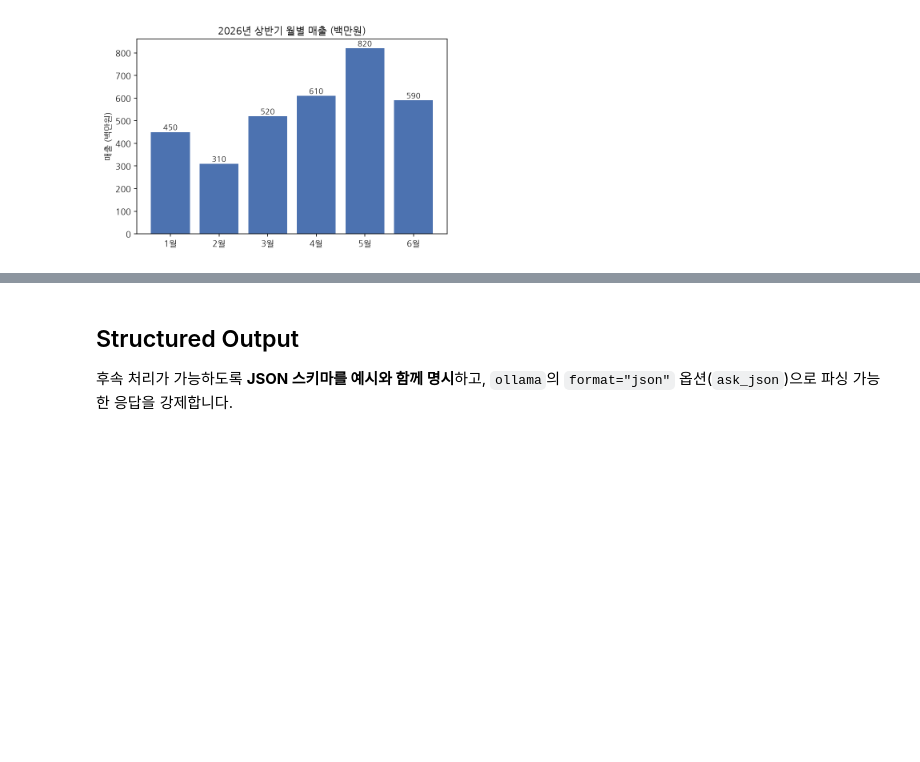
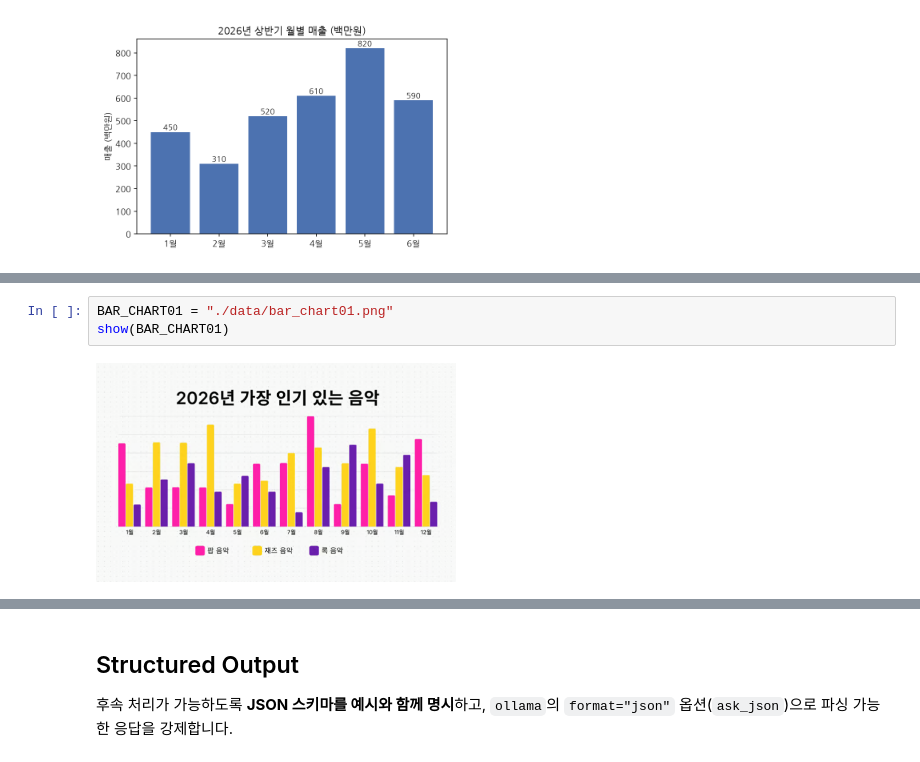
Before and after one commit to good593/course_VLM, a Jupyter notebook: 2. VLM Prompt Engineering/examples/1. Prompt Basics.ipynb, the cells around one changed output, grey strips where cells are left out. Drawn from its saved outputs; the diff is of its cells as text; blank space fills up the shorter version.

```diff
--- a/2. VLM Prompt Engineering/examples/1. Prompt Basics.ipynb
+++ b/2. VLM Prompt Engineering/examples/1. Prompt Basics.ipynb
@@ -114,2 +204,7 @@ print(reasoning)
 
 **답변**: 510
+# %%
+BAR_CHART01 = "./data/bar_chart01.png"
+show(BAR_CHART01)
+# %% [output]
+[figure, added]
```
Also changed, not shown: parts of 16 cells of this notebook, 5 other files.
